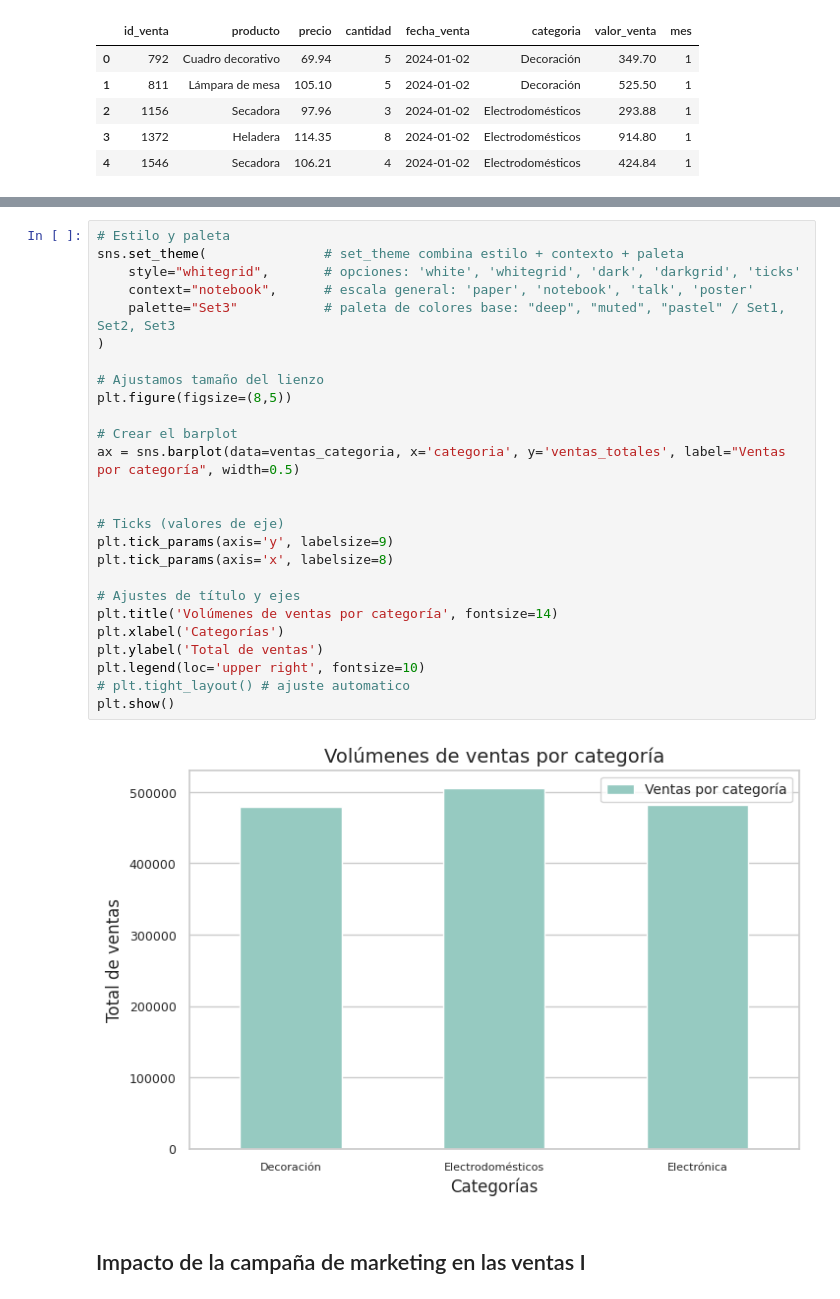
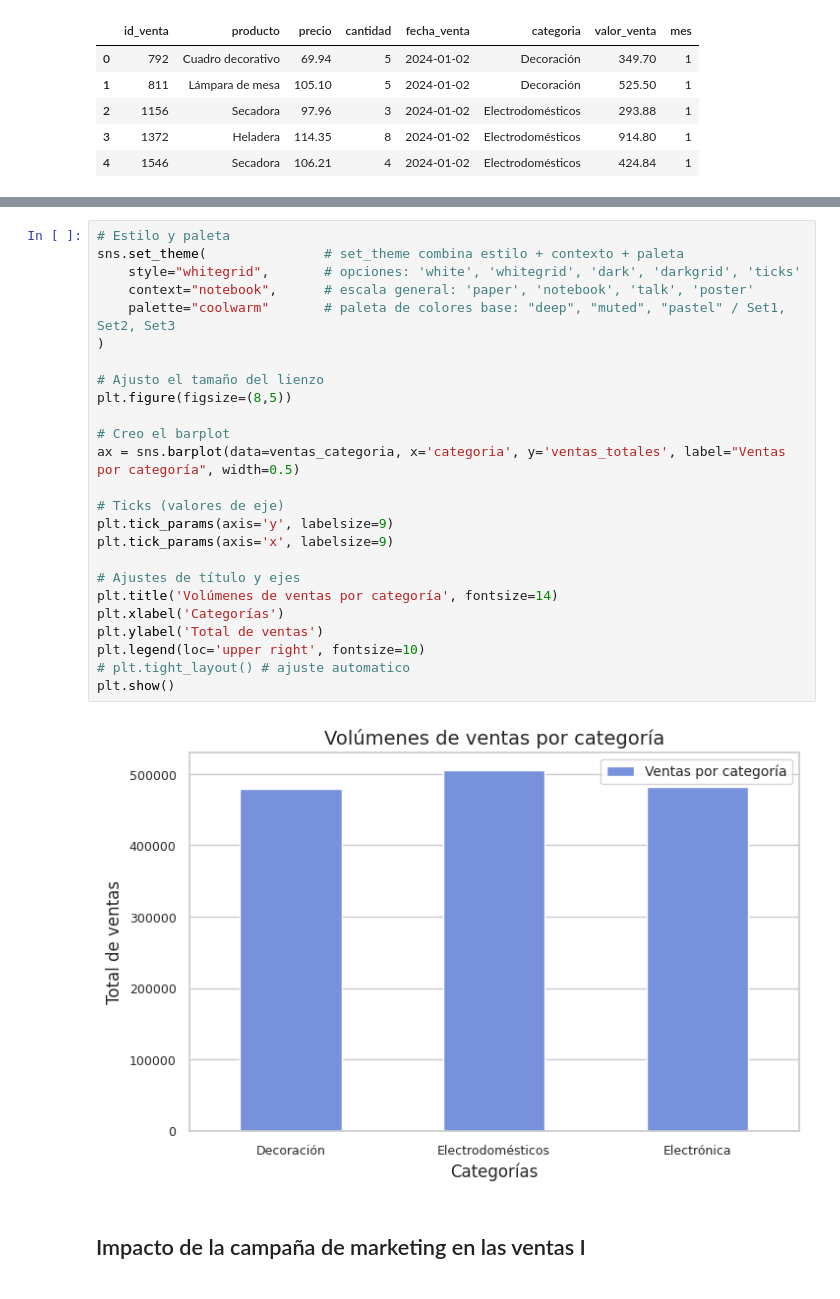
Before and after one commit to FerJGit/TT-2C2025-Data-Analitycs-Notebooks, a Jupyter notebook: EntregaFinal/Mis_Archivos/EntregaFinal.ipynb, the cells around one changed output, grey strips where cells are left out. Drawn from its saved outputs; the diff is of its cells as text.

```diff
--- a/EntregaFinal/Mis_Archivos/EntregaFinal.ipynb
+++ b/EntregaFinal/Mis_Archivos/EntregaFinal.ipynb
@@ -1491,31 +1504,30 @@ ventas_categoria.head()
 # %%
 # Estilo y paleta
 sns.set_theme(               # set_theme combina estilo + contexto + paleta
     style="whitegrid",       # opciones: 'white', 'whitegrid', 'dark', 'darkgrid', 'ticks'
     context="notebook",      # escala general: 'paper', 'notebook', 'talk', 'poster'
-    palette="Set3"           # paleta de colores base: "deep", "muted", "pastel" / Set1, Set2, Set3
+    palette="coolwarm"       # paleta de colores base: "deep", "muted", "pastel" / Set1, Set2, Set3
 )
 
-# Ajustamos tamaño del lienzo
+# Ajusto el tamaño del lienzo
 plt.figure(figsize=(8,5))
 
-# Crear el barplot
+# Creo el barplot
 ax = sns.barplot(data=ventas_categoria, x='categoria', y='ventas_totales', label="Ventas por categoría", width=0.5)
-
 
 # Ticks (valores de eje)
 plt.tick_params(axis='y', labelsize=9)
-plt.tick_params(axis='x', labelsize=8)
+plt.tick_params(axis='x', labelsize=9)
 
 # Ajustes de título y ejes
 plt.title('Volúmenes de ventas por categoría', fontsize=14)
 plt.xlabel('Categorías')
 plt.ylabel('Total de ventas')
 plt.legend(loc='upper right', fontsize=10)
 # plt.tight_layout() # ajuste automatico
 plt.show()
 # %% [output]
-[figure, old version]
+[figure, new version]
 # %% [markdown]
 ## Impacto de la campaña de marketing en las ventas I
 # %% [markdown]
```
Also changed, not shown: parts of 23 cells of this notebook.
